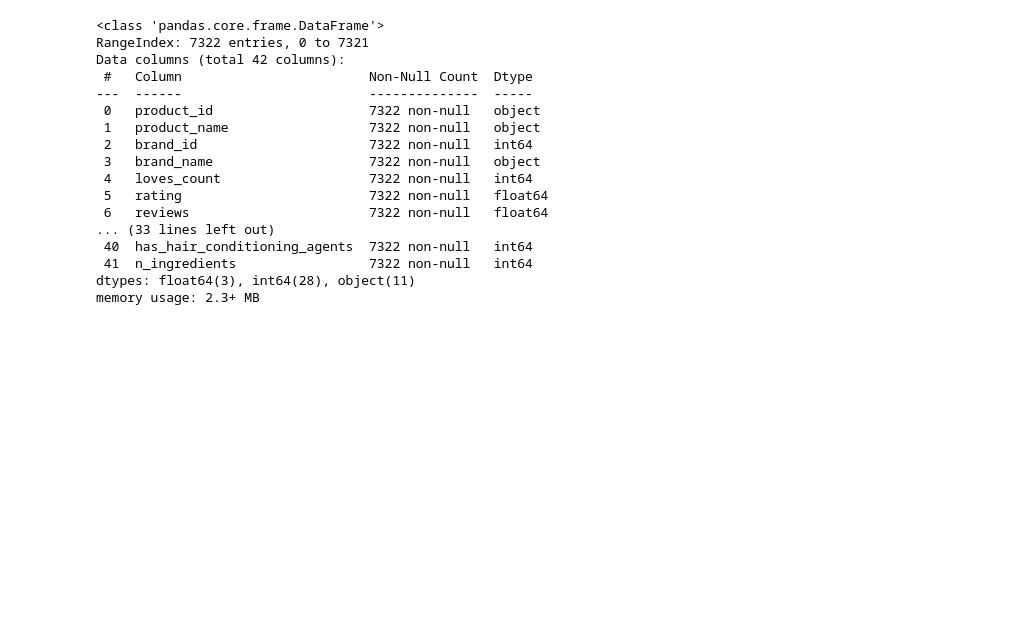
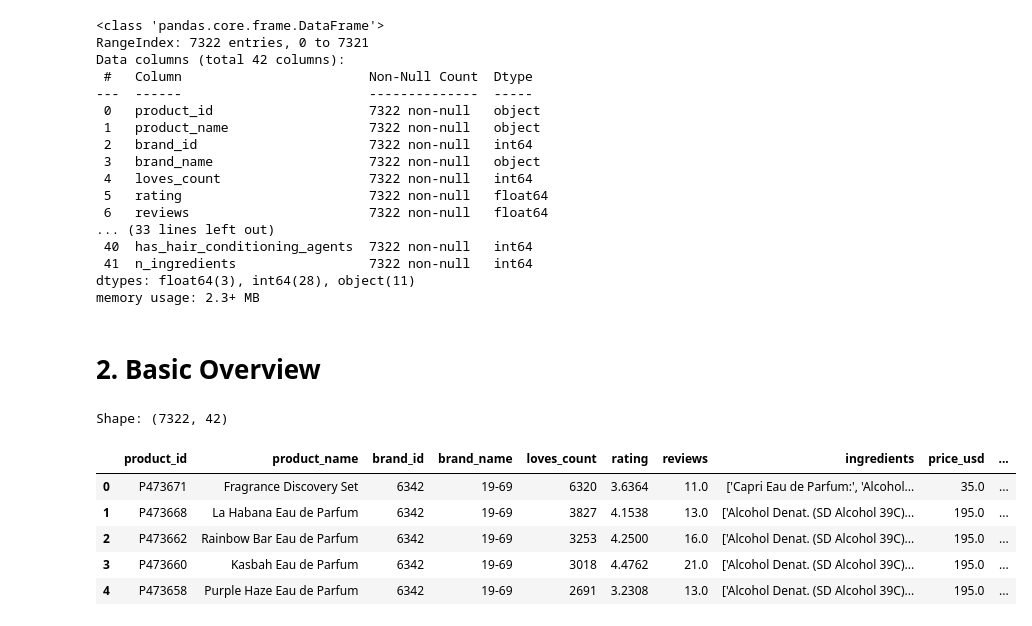
Before and after one commit to juliaaaloopez/visual_analytics_final_project, a Jupyter notebook: EDA.ipynb, the cells around one changed output. Cells and saved outputs as stored; diff of their text form; code cells hidden in the pictures; blank space fills up the shorter version.

Commit message:
final data cleaning

```diff
--- a/EDA.ipynb
+++ b/EDA.ipynb
@@ -268,0 +272,18 @@ memory usage: 2.3+ MB
+# %% [markdown]
+# 2. Basic Overview
+# %%
+# 1. Load final cleaned dataset
+DATA_PATH = "products_final.csv"  # <-- put your real filename here
+df = pd.read_csv(DATA_PATH)
+
+# 2. Basic checks
+print("Shape:", df.shape)
+df.head()
+# %% [output]
+Shape: (7322, 42)
+|  | product_id | product_name | brand_id | brand_name | loves_count | rating | reviews | ingredients | price_usd | ... |
+| 0 | P473671 | Fragrance Discovery Set | 6342 | 19-69 | 6320 | 3.6364 | 11.0 | ['Capri Eau de Parfum:', 'Alcohol... | 35.0 | ... |
+| 1 | P473668 | La Habana Eau de Parfum | 6342 | 19-69 | 3827 | 4.1538 | 13.0 | ['Alcohol Denat. (SD Alcohol 39C)... | 195.0 | ... |
+| 2 | P473662 | Rainbow Bar Eau de Parfum | 6342 | 19-69 | 3253 | 4.2500 | 16.0 | ['Alcohol Denat. (SD Alcohol 39C)... | 195.0 | ... |
+| 3 | P473660 | Kasbah Eau de Parfum | 6342 | 19-69 | 3018 | 4.4762 | 21.0 | ['Alcohol Denat. (SD Alcohol 39C)... | 195.0 | ... |
+| 4 | P473658 | Purple Haze Eau de Parfum | 6342 | 19-69 | 2691 | 3.2308 | 13.0 | ['Alcohol Denat. (SD Alcohol 39C)... | 195.0 | ... |
```
Also changed, not shown: parts of 5 cells of this notebook, 2 other files.
